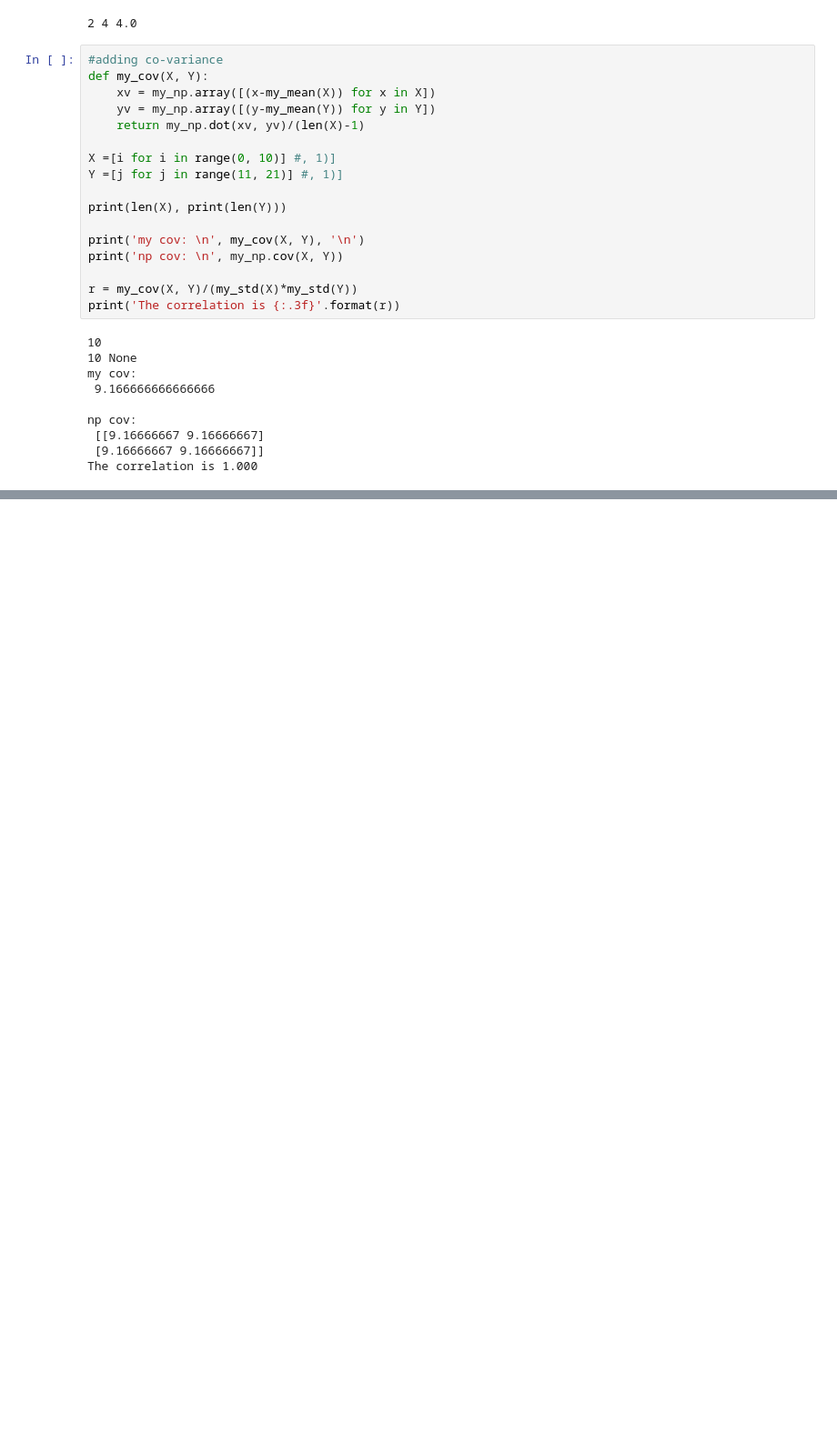
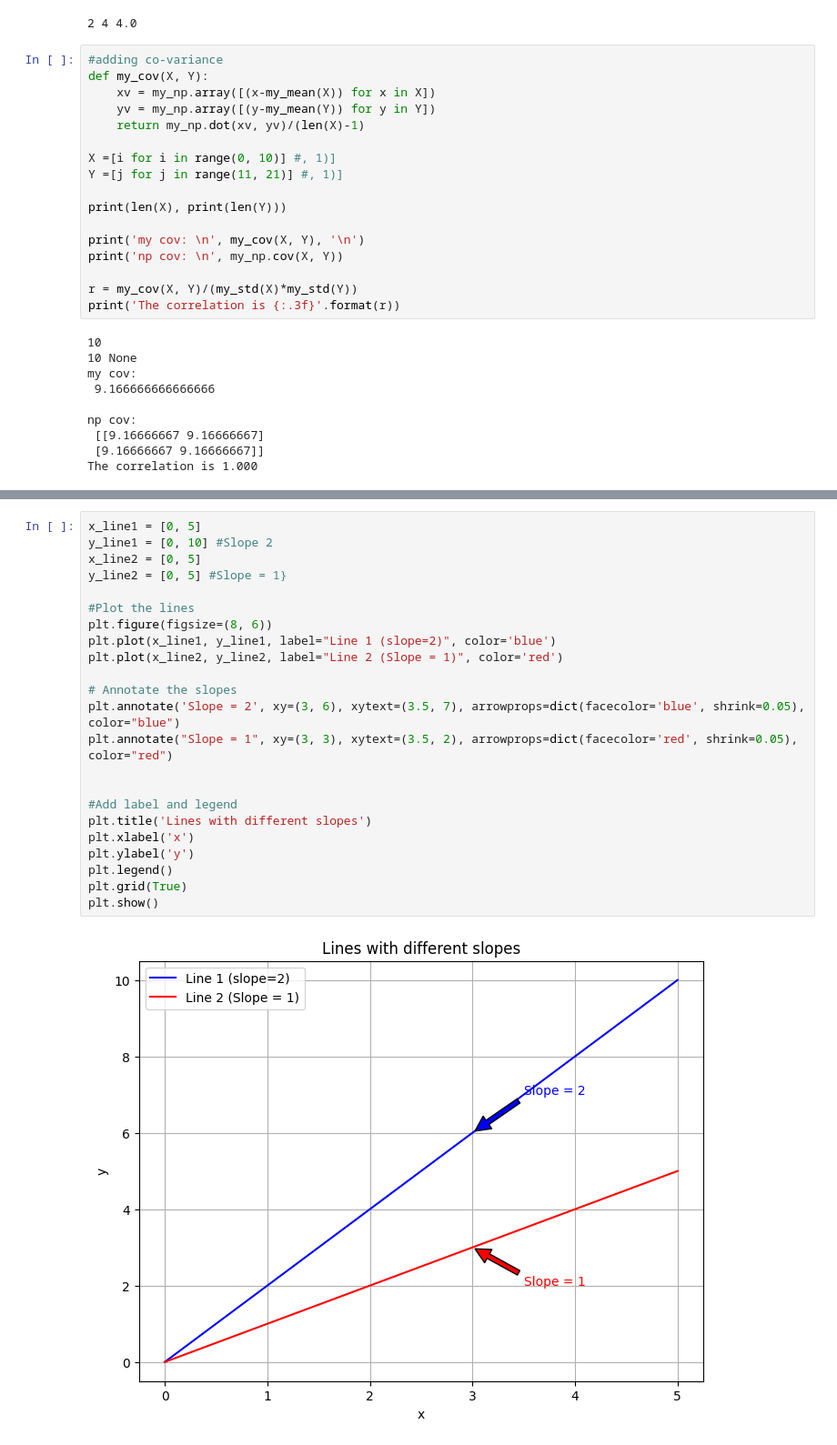
Before and after one commit to ywang1bu/refresher_course, a Jupyter notebook: week3_refresher.ipynb, the cells around one changed output, grey strips where cells are left out. Shown at 91% size. Cells and saved outputs as stored; diff of their text form; blank space fills up the shorter version.

```diff
--- a/week3_refresher.ipynb
+++ b/week3_refresher.ipynb
@@ -147,0 +182,25 @@ Correlation matrix:
+# %%
+x_line1 = [0, 5]
+y_line1 = [0, 10] #Slope 2
+x_line2 = [0, 5]
+y_line2 = [0, 5] #Slope = 1}
+
+#Plot the lines
+plt.figure(figsize=(8, 6))
+plt.plot(x_line1, y_line1, label="Line 1 (slope=2)", color='blue')
+plt.plot(x_line2, y_line2, label="Line 2 (Slope = 1)", color='red')
+
+# Annotate the slopes
+plt.annotate('Slope = 2', xy=(3, 6), xytext=(3.5, 7), arrowprops=dict(facecolor='blue', shrink=0.05), color="blue")
+plt.annotate("Slope = 1", xy=(3, 3), xytext=(3.5, 2), arrowprops=dict(facecolor='red', shrink=0.05), color="red")
+
+
+#Add label and legend
+plt.title('Lines with different slopes')
+plt.xlabel('x')
+plt.ylabel('y')
+plt.legend()
+plt.grid(True)
+plt.show()
+# %% [output]
+[figure, added]
```
Also changed, not shown: parts of 20 cells of this notebook.
